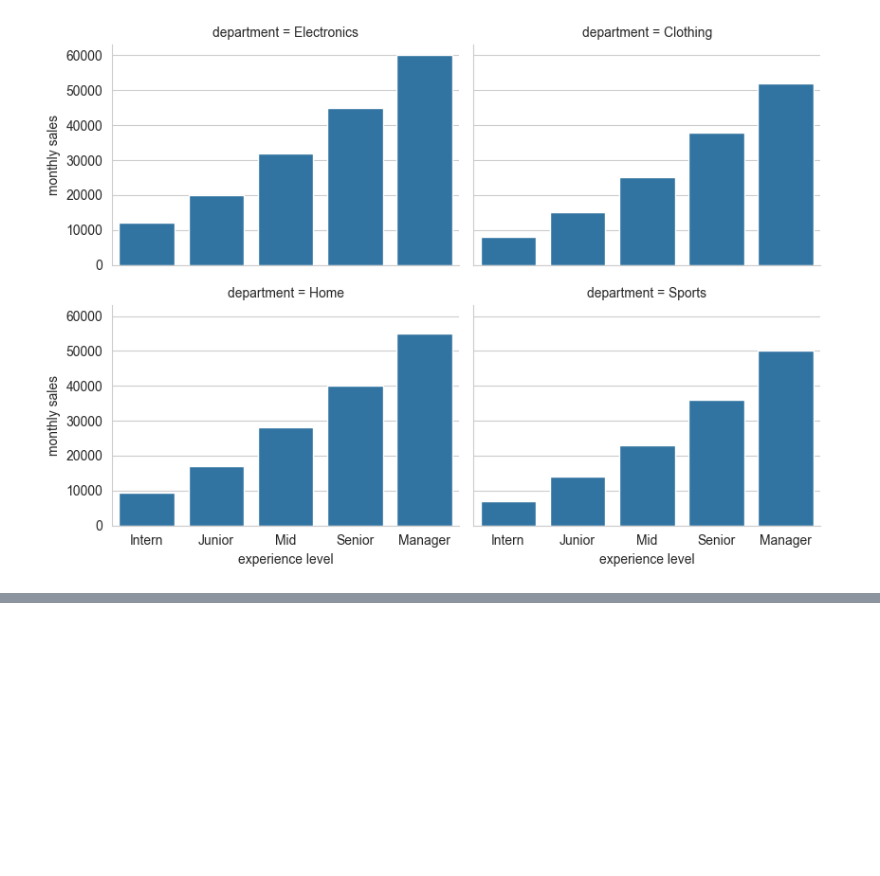
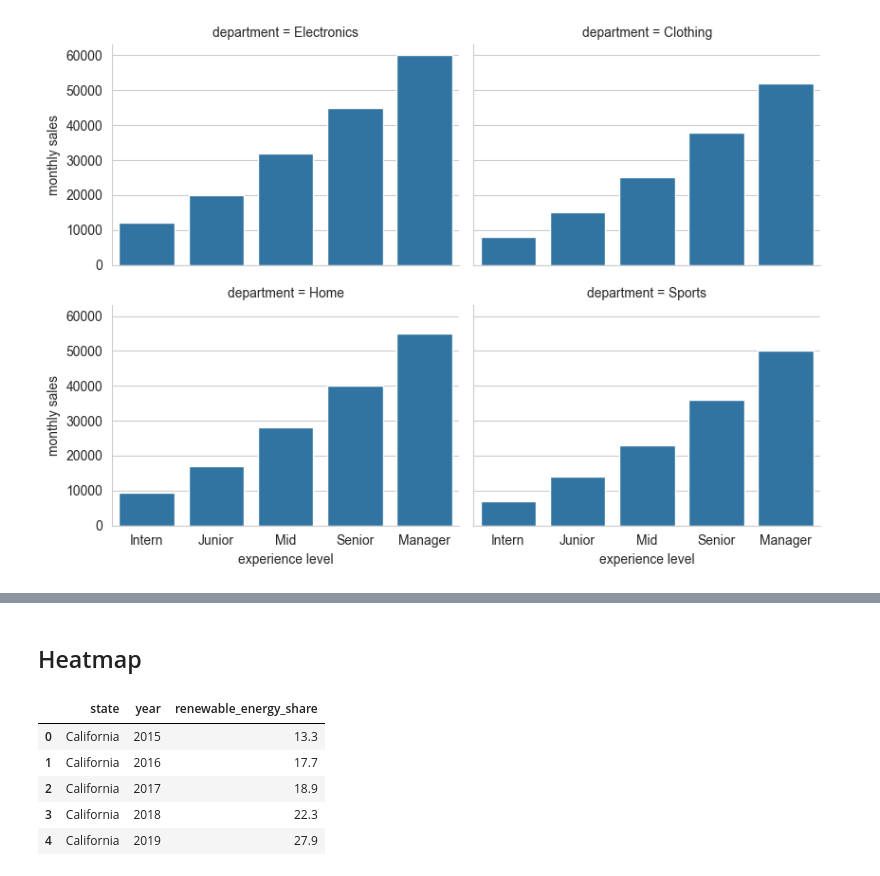
Before and after one commit to jieshu-wang-SBU/EST389_371_2026_spring, a Jupyter notebook: lectures/07-Data_visualization/07-01_visualize_amounts.ipynb, the cells around one changed output, grey strips where cells are left out. Saved outputs shown, nothing was run; the diff lists cells and outputs as text; code cells hidden in the pictures; blank space fills up the shorter version.

```diff
--- a/lectures/07-Data_visualization/07-01_visualize_amounts.ipynb
+++ b/lectures/07-Data_visualization/07-01_visualize_amounts.ipynb
@@ -126,0 +161,40 @@ plt.show()
+# %% [markdown]
+## Heatmap
+# %%
+import pandas as pd
+import numpy as np
+import matplotlib.pyplot as plt
+import seaborn as sns
+
+np.random.seed(42)
+
+states = [
+    "California", "Texas", "New York", "Florida", "Illinois",
+    "Washington", "Arizona", "Colorado", "Oregon", "Nevada",
+    "Georgia", "North Carolina", "Michigan", "Ohio", "Virginia",
+    "Massachusetts", "Pennsylvania", "Minnesota", "Wisconsin", "Utah"
+]
+
+years = list(range(2015, 2026))
+
+data = []
+
+for state in states:
+    base = np.random.uniform(5, 25) # Different starting levels
+    growth_rate = np.random.uniform(0.8, 3.5) # Different growth speeds
+
+    for i, year in enumerate(years):
+        value = base + growth_rate * i + np.random.normal(0, 1.2)
+        value = max(0, min(100, value))  # bound between 0–100
+        data.append([state, year, round(value, 1)])
+
+df = pd.DataFrame(data, columns=["state", "year", "renewable_energy_share"])
+
+df.head()
+# %% [output]
+|  | state | year | renewable_energy_share |
+| 0 | California | 2015 | 13.3 |
+| 1 | California | 2016 | 17.7 |
+| 2 | California | 2017 | 18.9 |
+| 3 | California | 2018 | 22.3 |
+| 4 | California | 2019 | 27.9 |
```
Also changed, not shown: parts of 9 cells of this notebook, 2 other files.
